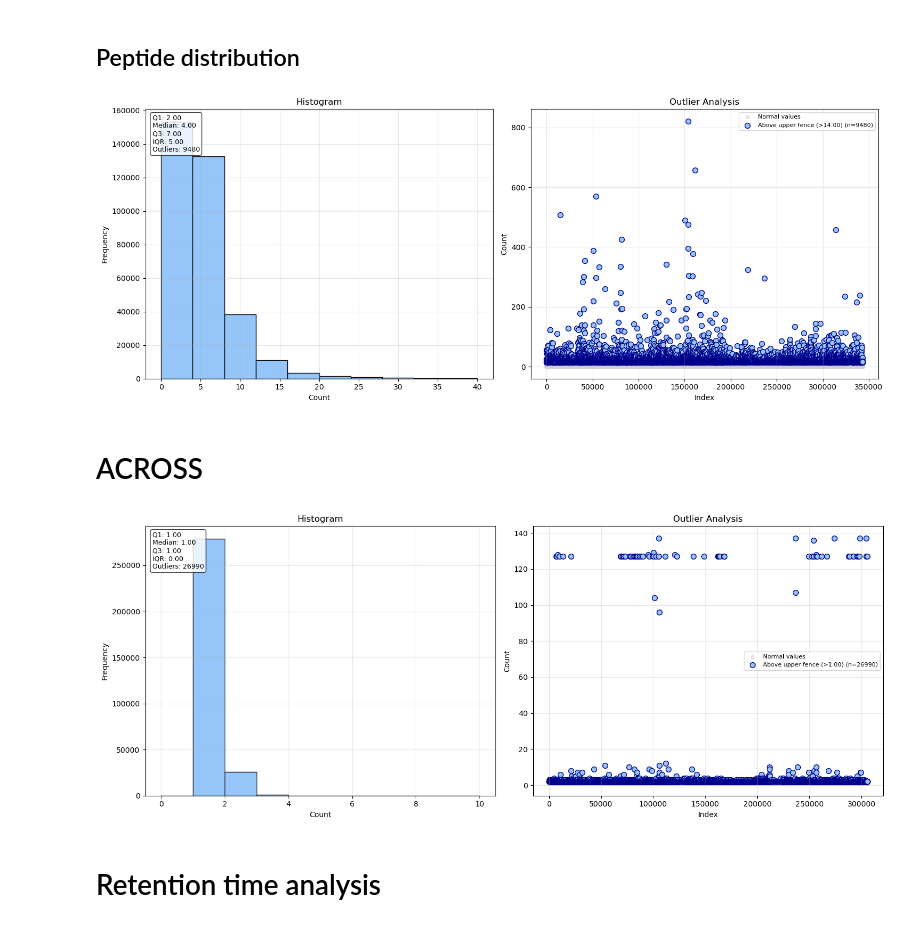
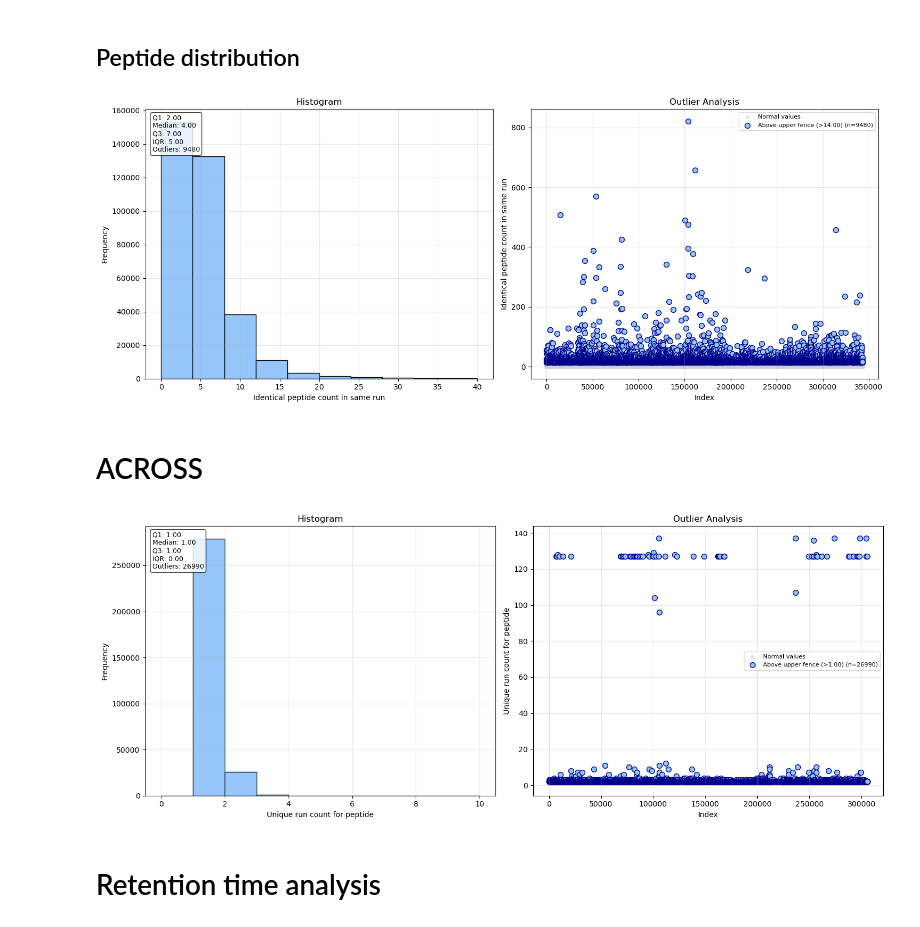
Before and after one commit to WannesLamberts/MTL-peptide-property-prediction-pool, a Jupyter notebook: notebooks/data_analysis/analysis_proteome.ipynb, the cells around one changed output. Drawn from its saved outputs; the diff is of its cells as text; code cells hidden in the pictures.

```diff
--- a/notebooks/data_analysis/analysis_proteome.ipynb
+++ b/notebooks/data_analysis/analysis_proteome.ipynb
@@ -44,16 +44,16 @@ dtype: int64
 df = pd.read_parquet(DATASET,engine="pyarrow")
 # %%
 overlap_in_file = df.groupby(['modified_sequence','pool'])['pool'].count()
-combined_plot_no_box(overlap_in_file, "Count",range=(0,40))
+combined_plot_no_box(overlap_in_file, "Identical peptide count in same run",range=(0,40))
 # %% [output]
-[figure, old version]
+[figure, new version]
 # %% [markdown]
 # ACROSS
 # %%
 overlap_across_file = df.groupby('modified_sequence')['pool'].nunique()
-combined_plot_no_box(overlap_across_file, "Count",range=(0, 10))
+combined_plot_no_box(overlap_across_file, "Unique run count for peptide",range=(0, 10))
 # %% [output]
-[figure, old version]
+[figure, new version]
 # %% [markdown]
 # Retention time analysis
 # %% [markdown]
```
Also changed, not shown: 3 other files.
